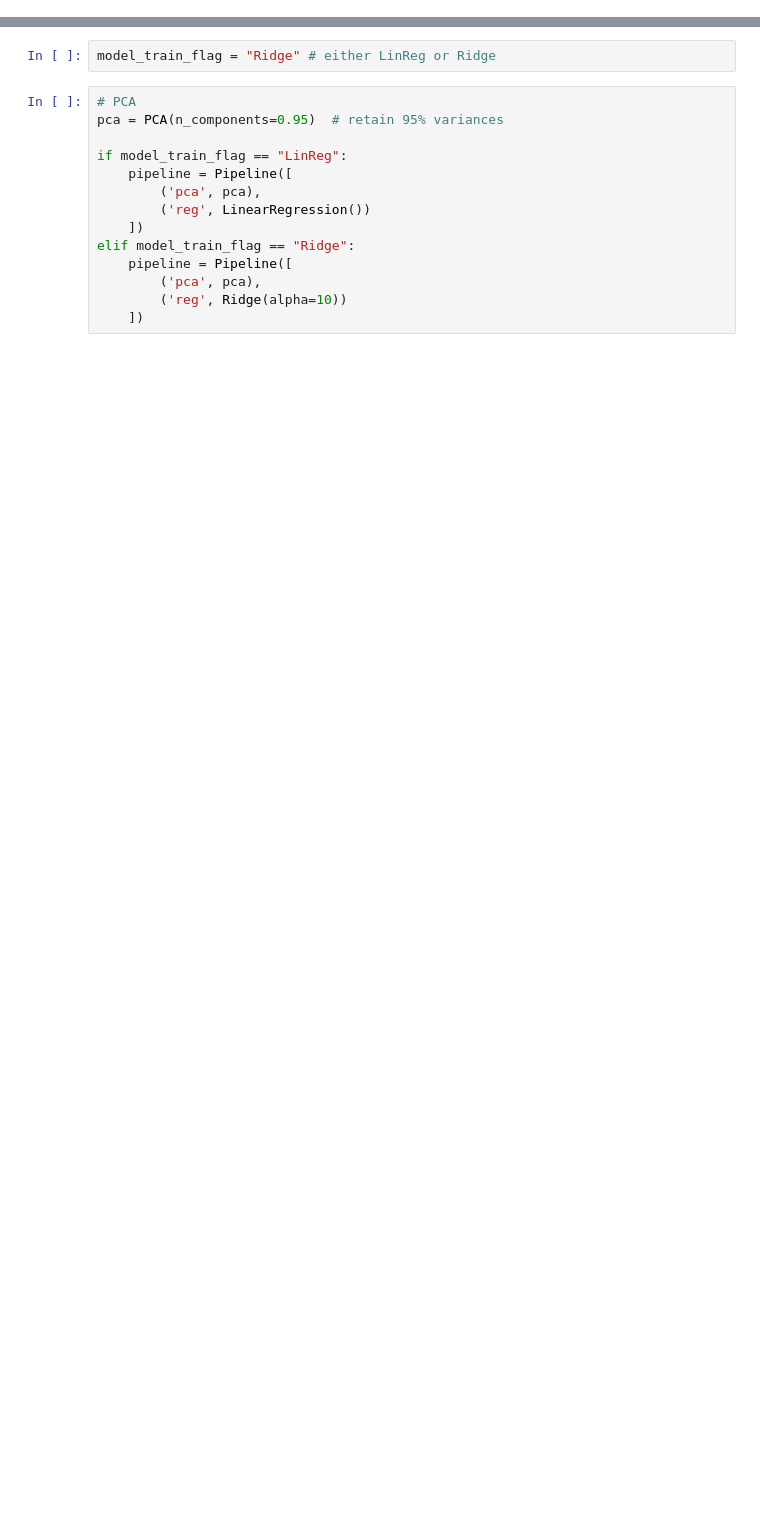
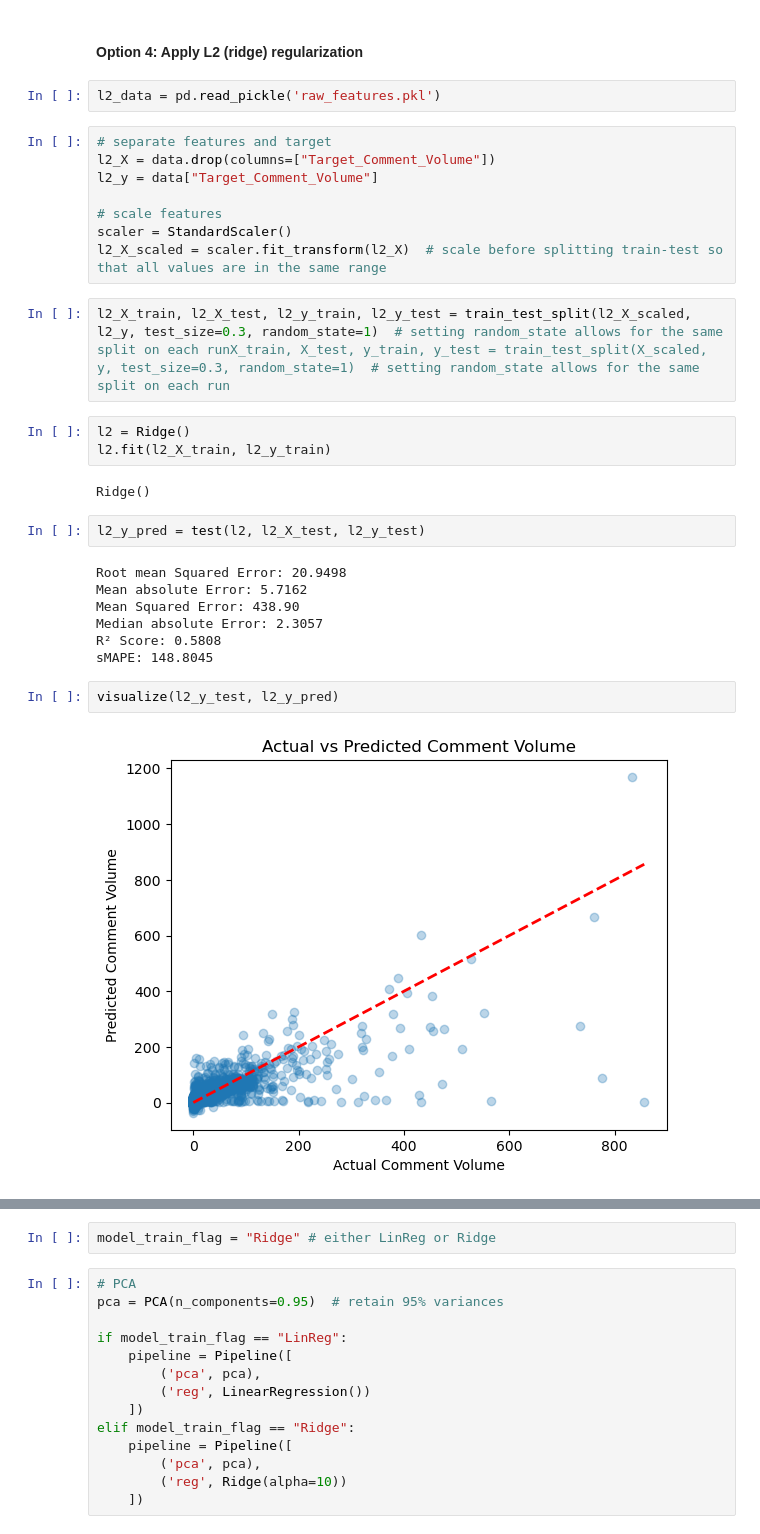
Before and after one commit to Joel-Milla/cs3244_Final_Project, a Jupyter notebook: LinearRegression.ipynb, the cells around one changed output, grey strips where cells are left out. Drawn from its saved outputs; the diff is of its cells as text; blank space fills up the shorter version.

```diff
--- a/LinearRegression.ipynb
+++ b/LinearRegression.ipynb
@@ -341,0 +205,32 @@ R² Score: 0.5412
+# %% [markdown]
+#### Option 4: Apply L2 (ridge) regularization
+# %%
+l2_data = pd.read_pickle('raw_features.pkl')
+# %%
+# separate features and target
+l2_X = data.drop(columns=["Target_Comment_Volume"])
+l2_y = data["Target_Comment_Volume"]
+
+# scale features
+scaler = StandardScaler()
+l2_X_scaled = scaler.fit_transform(l2_X)  # scale before splitting train-test so that all values are in the same range
+# %%
+l2_X_train, l2_X_test, l2_y_train, l2_y_test = train_test_split(l2_X_scaled, l2_y, test_size=0.3, random_state=1)  # setting random_state allows for the same split on each runX_train, X_test, y_train, y_test = train_test_split(X_scaled, y, test_size=0.3, random_state=1)  # setting random_state allows for the same split on each run
+# %%
+l2 = Ridge()
+l2.fit(l2_X_train, l2_y_train)
+# %% [output]
+Ridge()
+# %%
+l2_y_pred = test(l2, l2_X_test, l2_y_test)
+# %% [output]
+Root mean Squared Error: 20.9498
+Mean absolute Error: 5.7162
+Mean Squared Error: 438.90
+Median absolute Error: 2.3057
+R² Score: 0.5808
+sMAPE: 148.8045
+# %%
+visualize(l2_y_test, l2_y_pred)
+# %% [output]
+[figure, added]
```
Also changed, not shown: parts of 49 cells of this notebook, 1 other file.
